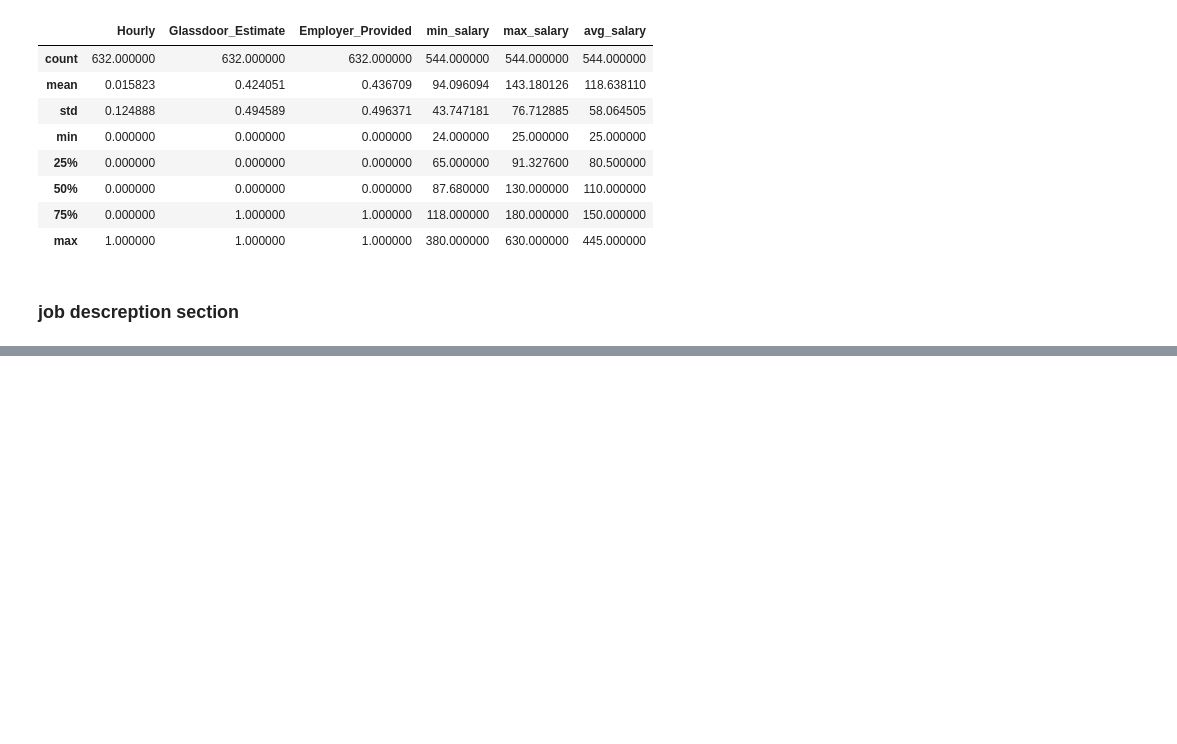
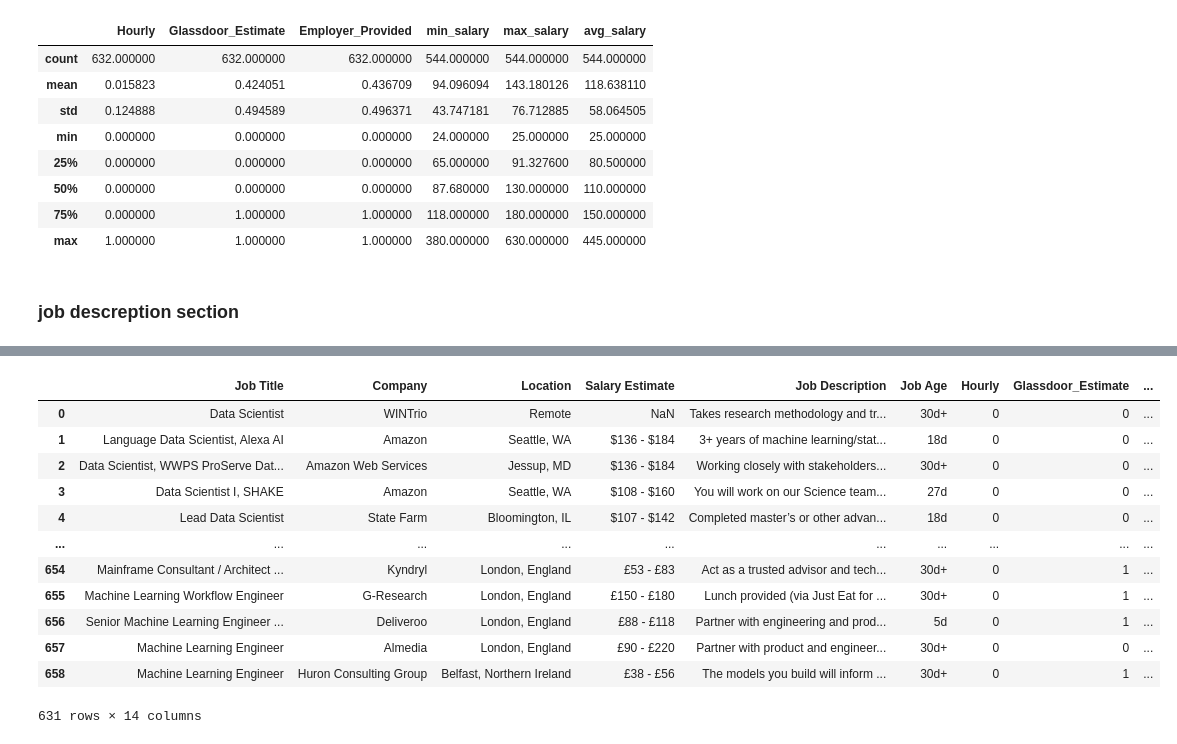
Before and after one commit to Salah-Mo-hammed/ds-jobs, a Jupyter notebook: ds_jobs_project/notebooks/ds_jobs_notebook.ipynb, the cells around one changed output, grey strips where cells are left out. Drawn from its saved outputs; the diff is of its cells as text; code cells hidden in the pictures; blank space fills up the shorter version.

```diff
--- a/ds_jobs_project/notebooks/ds_jobs_notebook.ipynb
+++ b/ds_jobs_project/notebooks/ds_jobs_notebook.ipynb
@@ -622,0 +644,20 @@ df.describe()
+# %%
+##! got the skills part, removed (:), and split it to a skills
+df['Skills']=df['Job Description'].str.split('Skills').str[1]
+df['Skills']=df['Skills'].str.replace(':','')
+# %%
+df.head(-1)
+# %% [output]
+|  | Job Title | Company | Location | Salary Estimate | Job Description | Job Age | Hourly | Glassdoor_Estimate | ... |
+| 0 | Data Scientist | WINTrio | Remote | NaN | Takes research methodology and tr... | 30d+ | 0 | 0 | ... |
+| 1 | Language Data Scientist, Alexa AI | Amazon | Seattle, WA | $136 - $184 | 3+ years of machine learning/stat... | 18d | 0 | 0 | ... |
+| 2 | Data Scientist, WWPS ProServe Dat... | Amazon Web Services | Jessup, MD | $136 - $184 | Working closely with stakeholders... | 30d+ | 0 | 0 | ... |
+| 3 | Data Scientist I, SHAKE | Amazon | Seattle, WA | $108 - $160 | You will work on our Science team... | 27d | 0 | 0 | ... |
+| 4 | Lead Data Scientist | State Farm | Bloomington, IL | $107 - $142 | Completed master’s or other advan... | 18d | 0 | 0 | ... |
+| ... | ... | ... | ... | ... | ... | ... | ... | ... | ... |
+| 654 | Mainframe Consultant / Architect ... | Kyndryl | London, England | £53 - £83 | Act as a trusted advisor and tech... | 30d+ | 0 | 1 | ... |
+| 655 | Machine Learning Workflow Engineer | G-Research | London, England | £150 - £180 | Lunch provided (via Just Eat for ... | 30d+ | 0 | 1 | ... |
+| 656 | Senior Machine Learning Engineer ... | Deliveroo | London, England | £88 - £118 | Partner with engineering and prod... | 5d | 0 | 1 | ... |
+| 657 | Machine Learning Engineer | Almedia | London, England | £90 - £220 | Partner with product and engineer... | 30d+ | 0 | 0 | ... |
+| 658 | Machine Learning Engineer | Huron Consulting Group | Belfast, Northern Ireland | £38 - £56 | The models you build will inform ... | 30d+ | 0 | 1 | ... |
+631 rows × 14 columns
```
Also changed, not shown: parts of 11 cells of this notebook.
